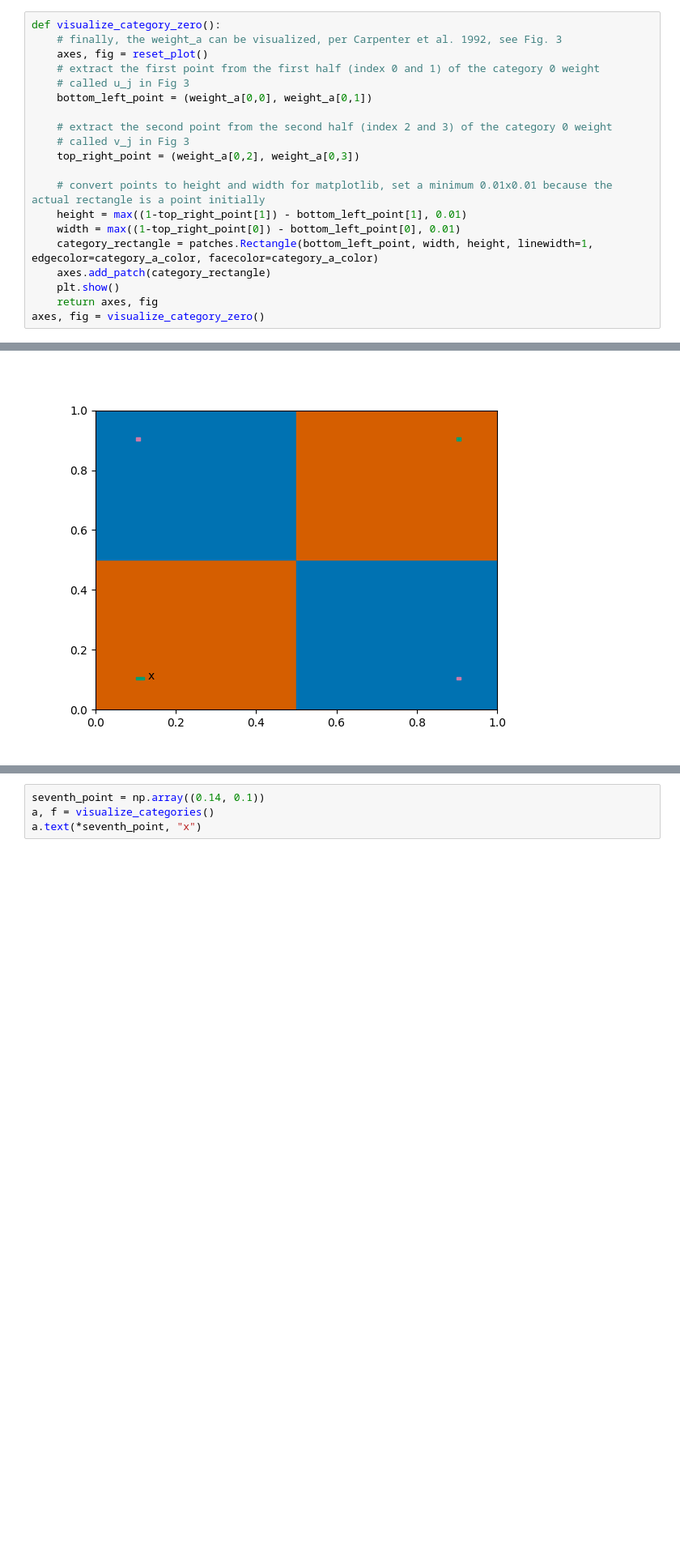
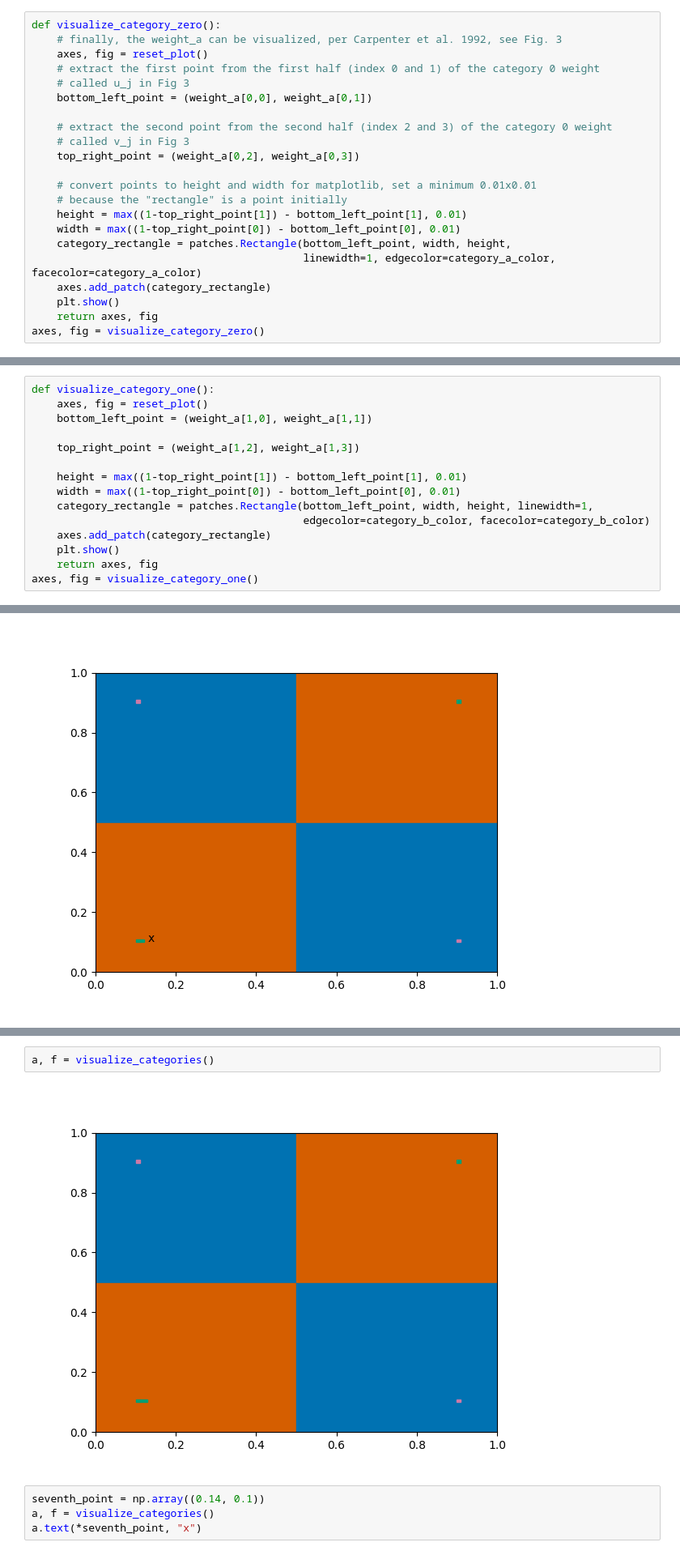
Before and after one commit to CharlesPDX/fuzzy-artmap, a Jupyter notebook: examples/step-by-step.ipynb, the cells around one changed output, grey strips where cells are left out. Shown at 81% size. Saved outputs shown, nothing was run; the diff lists cells and outputs as text; blank space fills up the shorter version.

```diff
--- a/examples/step-by-step.ipynb
+++ b/examples/step-by-step.ipynb
@@ -121,10 +171,12 @@ def visualize_category_zero():
     # called v_j in Fig 3
     top_right_point = (weight_a[0,2], weight_a[0,3])
 
-    # convert points to height and width for matplotlib, set a minimum 0.01x0.01 because the actual rectangle is a point initially
+    # convert points to height and width for matplotlib, set a minimum 0.01x0.01
+    # because the "rectangle" is a point initially
     height = max((1-top_right_point[1]) - bottom_left_point[1], 0.01)
     width = max((1-top_right_point[0]) - bottom_left_point[0], 0.01)
-    category_rectangle = patches.Rectangle(bottom_left_point, width, height, linewidth=1, edgecolor=category_a_color, facecolor=category_a_color)
+    category_rectangle = patches.Rectangle(bottom_left_point, width, height,
+                                           linewidth=1, edgecolor=category_a_color, facecolor=category_a_color)
     axes.add_patch(category_rectangle)
     plt.show()
     return axes, fig
@@ -205,0 +269,15 @@ weight_ab[J, None] = ((1 - map_field_learning_rate) * weight_ab[J, None]) + (map
+# %%
+def visualize_category_one():
+    axes, fig = reset_plot()
+    bottom_left_point = (weight_a[1,0], weight_a[1,1])
+
+    top_right_point = (weight_a[1,2], weight_a[1,3])
+
+    height = max((1-top_right_point[1]) - bottom_left_point[1], 0.01)
+    width = max((1-top_right_point[0]) - bottom_left_point[0], 0.01)
+    category_rectangle = patches.Rectangle(bottom_left_point, width, height, linewidth=1,
+                                           edgecolor=category_b_color, facecolor=category_b_color)
+    axes.add_patch(category_rectangle)
+    plt.show()
+    return axes, fig
+axes, fig = visualize_category_one()
@@ -464,4 +494,8 @@ weight_a[J, None] = (learning_rate * np.minimum(complement_encoded_sixth_point,
 weight_ab[J, None] = ((1 - map_field_learning_rate) * weight_ab[J, None]) + (map_field_learning_rate * np.minimum(category_a_vector, weight_ab[J:]))
+# %%
+a, f = visualize_categories()
+# %% [output]
+[figure, added]
 # %%
 seventh_point = np.array((0.14, 0.1))
 a, f = visualize_categories()
```
Also changed, not shown: parts of 31 cells of this notebook, 18 other files.
